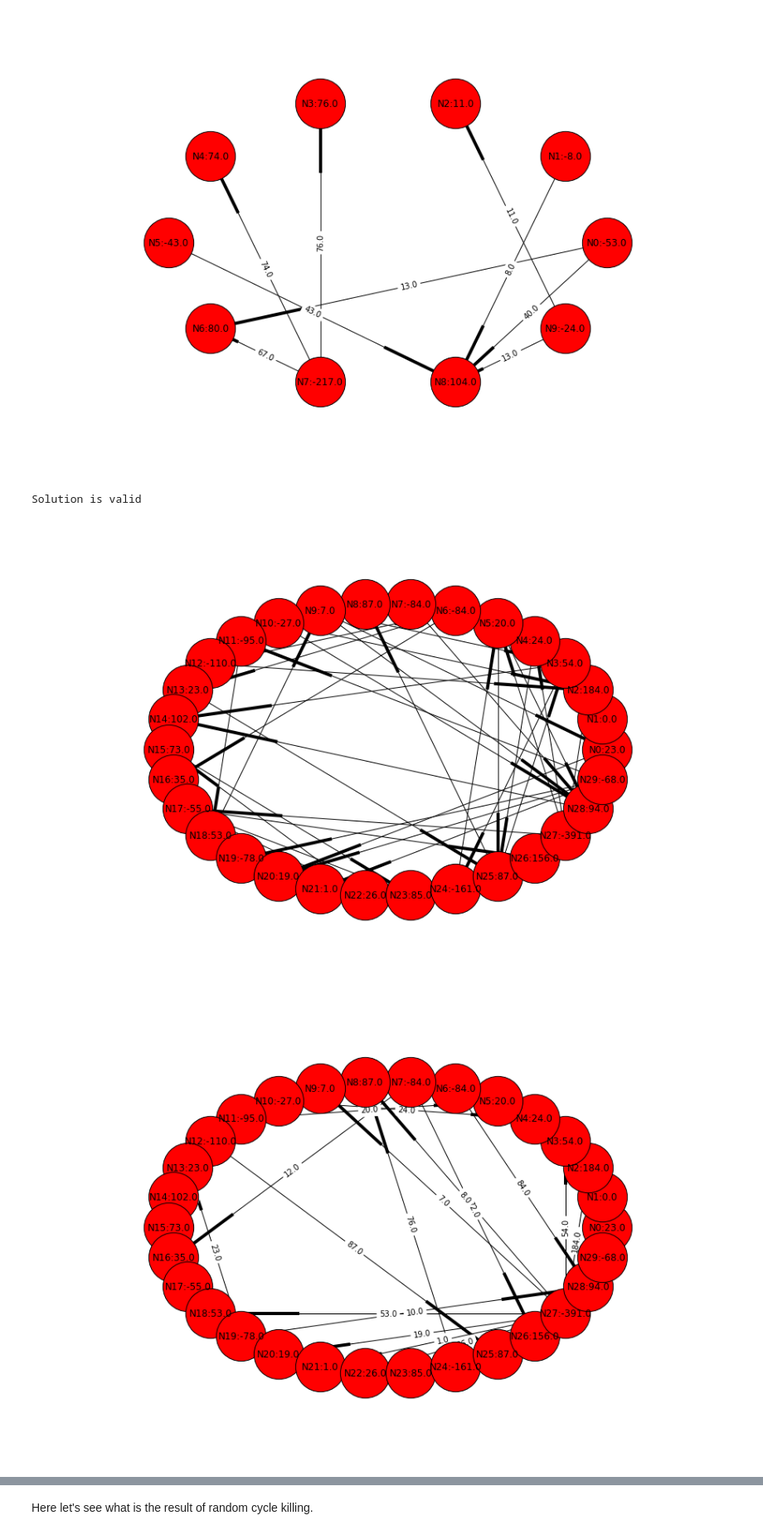
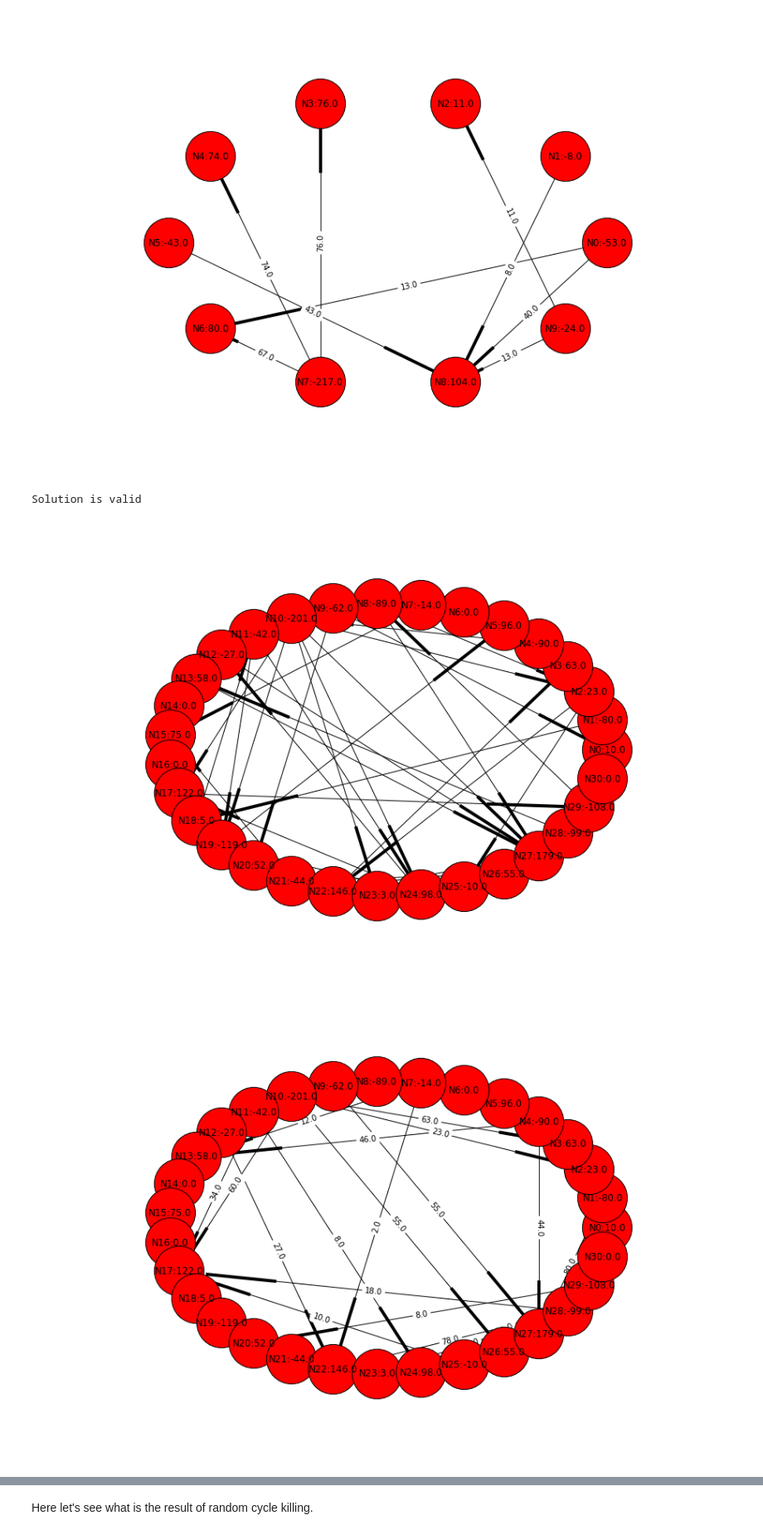
Before and after one commit to Aelphy/skoltech, a Jupyter notebook: term2/optimization_methods/project/project.ipynb, the cells around one changed output, grey strips where cells are left out. Shown at 83% size. Cells and saved outputs as stored; diff of their text form; code cells hidden in the pictures.

```diff
--- a/term2/optimization_methods/project/project.ipynb
+++ b/term2/optimization_methods/project/project.ipynb
@@ -2,8 +2,7 @@
 import networkx as nx
 import numpy as np
 import scipy as sp
-from scipy.sparse import rand
-from scipy.sparse import csr_matrix
+from scipy.sparse import rand, csr_matrix
 import matplotlib.pyplot as plt
 %matplotlib inline
 
@@ -11,20 +10,25 @@ import matplotlib.pyplot as plt
 np.random.seed(42)
 
 def generate_adj_matrix(people_number, fill_factor = 0.5, hide_negative = True):
-    fill_coeff = int(people_number * fill_factor)
+    # generate random sparse matrix
     adj_matrix = sp.sparse.rand(people_number,
                                 people_number,
                                 density = fill_factor,
                                 format = 'csr',
                                 random_state = np.random.randint(1))
 
+    # make it dense (in order to remove zero weights from graph)
     adj_matrix = adj_matrix.todense()
+    # remove main diagonal elements
     adj_matrix[np.arange(people_number), np.arange(people_number)] = 0
+    # make matrix semi symetric
     adj_matrix = adj_matrix - adj_matrix.T
 
+    # remove negative arcs if necessary
     if hide_negative:
         adj_matrix[adj_matrix < 0] = 0
 
+    # round weights
     for i in range(people_number):
         for j in range(people_number):
             adj_matrix[i, j] = int(100 * adj_matrix[i, j])
@@ -76,7 +90,8 @@ First aproach is delete all the previous connections, all the creditors should b
 # %%
 import cvxpy as cvx
+import os
 
-class Solver1():
+class UltraSolver():
     def solve(self, data):
         u = data.copy()
         people_number = data.shape[0]
@@ -84,25 +99,25 @@ class Solver1():
         x = cvx.Variable(people_number, people_number)
         c = cvx.Variable(people_number, people_number)
 
-        constraints = [cvx.sum_entries(c, axis=1) == cvx.pos(u.sum(axis=1) - u.sum(axis=0).T),
-                       cvx.sum_entries(c, axis=0) == cvx.pos(u.sum(axis=0) - u.sum(axis=1).T),
+        constraints = [cvx.sum_entries(c, axis = 1) == cvx.pos(u.sum(axis = 1) - u.sum(axis = 0).T),
+                       cvx.sum_entries(c, axis = 0) == cvx.pos(u.sum(axis = 0) - u.sum(axis = 1).T),
                        c <= x,
                        c >= 0]
 
         obj = cvx.Minimize(cvx.sum_entries(x))
 
         prob = cvx.Problem(obj, constraints)
-        prob.solve(solver='GUROBI')
-#         print 'optimal value:', prob.value
-#         print 'optimal x: \n', x.value
+        prob.solve(solver = 'GUROBI')
+        os.remove('./gurobi.log')
+
         return x.value
 
-solver1 = Solver1()
+ultra_solver = UltraSolver()
 
 people_number = 10
 data = generate_adj_matrix(people_number, 0.2, True)
 G = nx.DiGraph(data)
-G_solution = nx.DiGraph(solver1.solve(data))
+G_solution = nx.DiGraph(ultra_solver.solve(data))
 draw_graph(G)
 draw_graph(G_solution)
 
@@ -113,18 +128,18 @@ Solution is valid
 [figure]
 [figure]
 # %%
-people_number = 10
-data = generate_adj_matrix(people_number * 3, 0.05, True)
+people_number = 31
+data = generate_adj_matrix(people_number, 0.04, True)
 
 G = nx.DiGraph(data)
-G_solution = nx.DiGraph(solver1.solve(data))
+G_solution = nx.DiGraph(ultra_solver.solve(data))
 
 draw_graph(G, show_edges_labels = False)
 draw_graph(G_solution)
 
 if check_solution(G, G_solution):
     print('Solution is valid')
 # %% [output]
 Solution is valid
-[figure, old version]
+[figure, new version]
-[figure, old version]
+[figure, new version]
```
Also changed, not shown: parts of 15 cells of this notebook.
